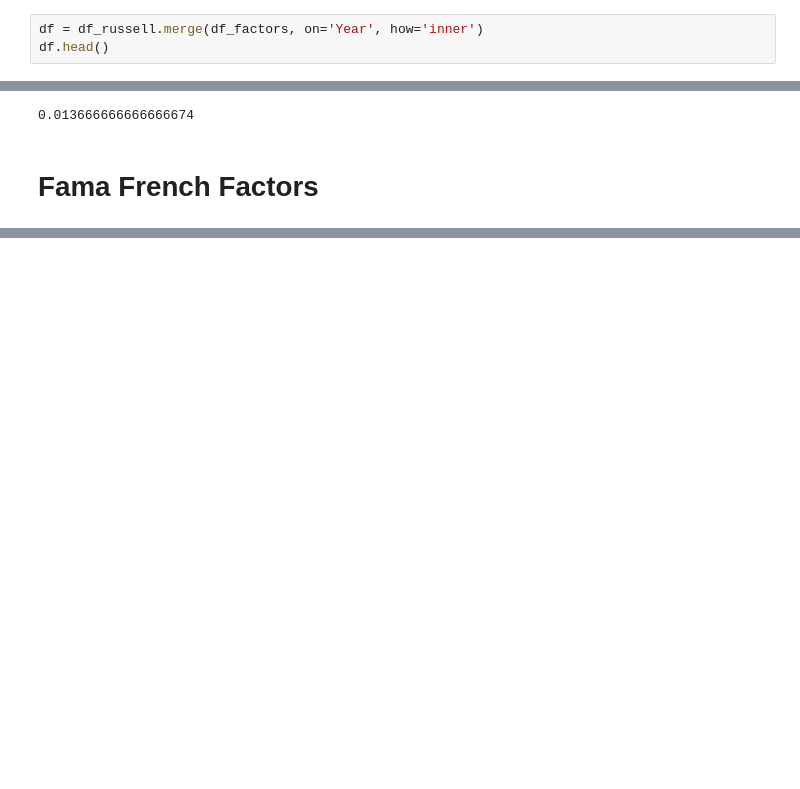
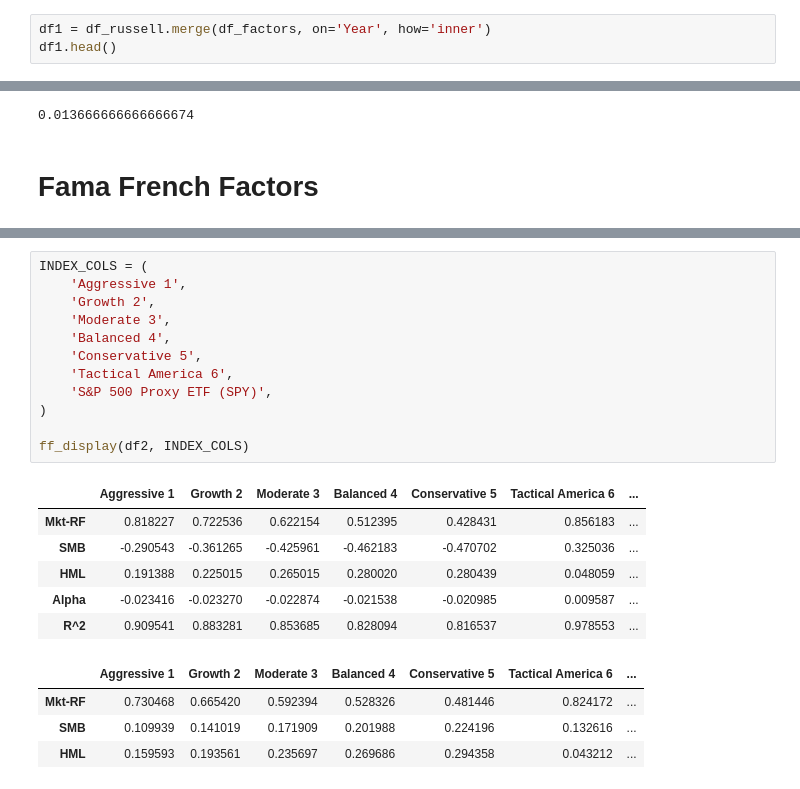
Before and after one commit to tianhuil/portfolio, a Jupyter notebook: Personal_Capital.ipynb, the cells around one changed output, grey strips where cells are left out. Cells and saved outputs as stored; diff of their text form; blank space fills up the shorter version.

```diff
--- a/Personal_Capital.ipynb
+++ b/Personal_Capital.ipynb
@@ -46,8 +45,8 @@ df_russell.head()
 | 3 | 1994 | 0.022 | 0.013 |
 | 4 | 1995 | 0.368 | 0.374 |
 # %%
-df = df_russell.merge(df_factors, on='Year', how='inner')
-df.head()
+df1 = df_russell.merge(df_factors, on='Year', how='inner')
+df1.head()
 # %% [output]
 |  | Year | Smart Weighting | S&P 500 | Mkt-RF | SMB | HML | RF |
 | 0 | 1991 | 0.335 | 0.306 | 0.2918 | 0.1613 | -0.1441 | 0.0560 |
@@ -84,0 +176,23 @@ ff_weights.head()
+# %%
+INDEX_COLS = (
+    'Aggressive 1',
+    'Growth 2',
+    'Moderate 3',
+    'Balanced 4',
+    'Conservative 5',
+    'Tactical America 6',
+    'S&P 500 Proxy ETF (SPY)',
+)
+
+ff_display(df2, INDEX_COLS)
+# %% [output]
+|  | Aggressive 1 | Growth 2 | Moderate 3 | Balanced 4 | Conservative 5 | Tactical America 6 | ... |
+| Mkt-RF | 0.818227 | 0.722536 | 0.622154 | 0.512395 | 0.428431 | 0.856183 | ... |
+| SMB | -0.290543 | -0.361265 | -0.425961 | -0.462183 | -0.470702 | 0.325036 | ... |
+| HML | 0.191388 | 0.225015 | 0.265015 | 0.280020 | 0.280439 | 0.048059 | ... |
+| Alpha | -0.023416 | -0.023270 | -0.022874 | -0.021538 | -0.020985 | 0.009587 | ... |
+| R^2 | 0.909541 | 0.883281 | 0.853685 | 0.828094 | 0.816537 | 0.978553 | ... |
+|  | Aggressive 1 | Growth 2 | Moderate 3 | Balanced 4 | Conservative 5 | Tactical America 6 | ... |
+| Mkt-RF | 0.730468 | 0.665420 | 0.592394 | 0.528326 | 0.481446 | 0.824172 | ... |
+| SMB | 0.109939 | 0.141019 | 0.171909 | 0.201988 | 0.224196 | 0.132616 | ... |
+| HML | 0.159593 | 0.193561 | 0.235697 | 0.269686 | 0.294358 | 0.043212 | ... |
```
Also changed, not shown: parts of 11 cells of this notebook, 1 other file.
